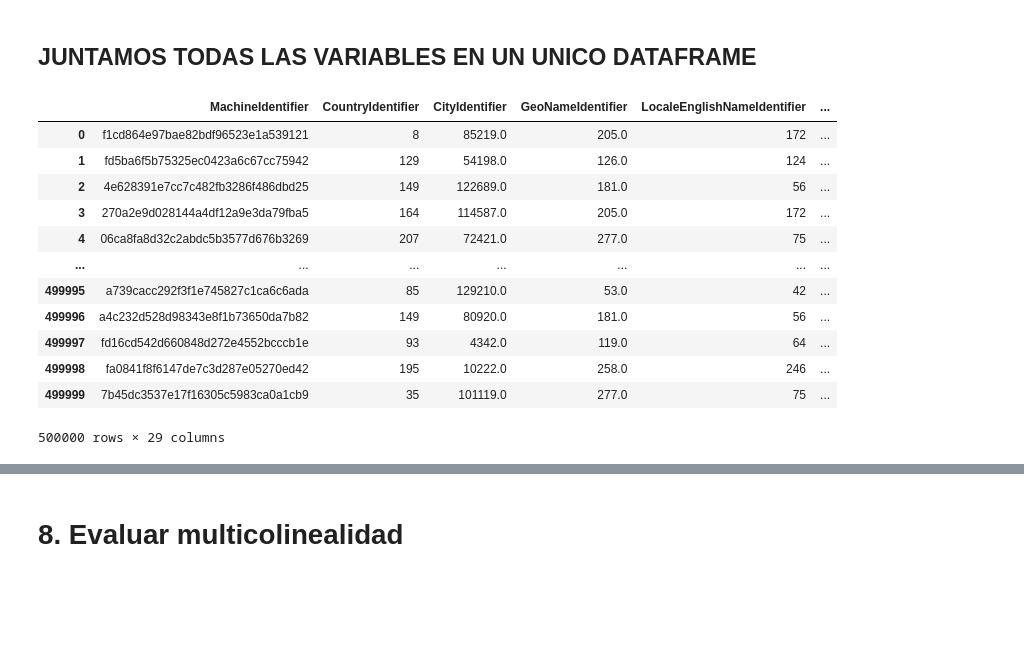
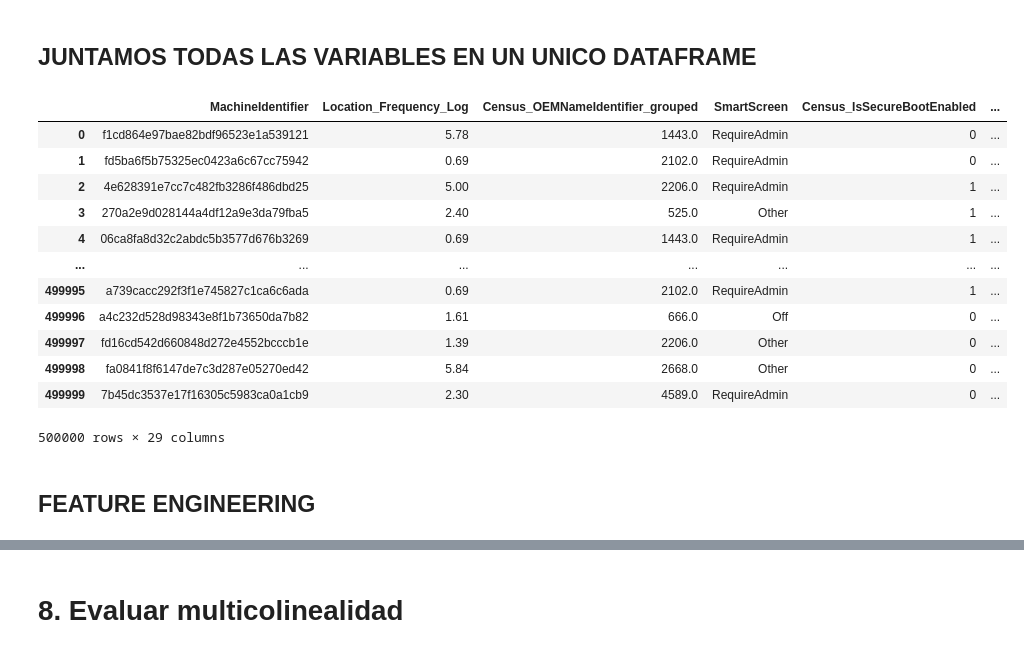
Before and after one commit to martadominguezm/grupo-1-dscesp-0525, a Jupyter notebook: entregable_2/0525_SupML_Grupo1.ipynb, the cells around one changed output, grey strips where cells are left out. Drawn from its saved outputs; the diff is of its cells as text; code cells hidden in the pictures; blank space fills up the shorter version.

```diff
--- a/entregable_2/0525_SupML_Grupo1.ipynb
+++ b/entregable_2/0525_SupML_Grupo1.ipynb
@@ -935,8 +935,3 @@ plt.show()
 [figure]
 # %% [markdown]
 Location_Frequency tiene muchos valores hacia la izquierda y sus valores son altos. Convierto Location_Frequency en logaritmica para mitigar y normalizar los datos. Elimino la columna original
-# %%
-df_geo['Location_Frequency_Log'] = np.log1p(df_geo['Location_Frequency'])
-
-# Now, drop the original raw frequency column to avoid collinearity
-df_geo.drop('Location_Frequency', axis=1, inplace=True)
@@ -965,7 +962,7 @@ df_geo.drop(cols_to_drop_after_cleaning, axis=1, inplace=True)
 # %% [markdown]
 ## Análisis de configuración de sistema y Firmware
 # %%
-columns_seg_configSystem = [
+columns_seg_configSystem = ['MachineIdentifier',
     'IsSxsPassiveMode',
     'SmartScreen',
     'Census_IsSecureBootEnabled',
@@ -976,7 +973,7 @@ columns_seg_configSystem = [
     'HasDetections'
 ]
 
-columns_oem_firmware = [
+columns_oem_firmware = ['MachineIdentifier',
     'Census_OEMNameIdentifier',
     'Census_OEMModelIdentifier',
     'Census_FirmwareManufacturerIdentifier',
@@ -1437,0 +1464,2 @@ dtype: int64
+# %%
+df_oem_firmware = group_minor_categories(df_oem_firmware, 'Census_OEMNameIdentifier', 0.005)
@@ -1815,8 +1908,11 @@ Observamos que hay una correlacion de maximo 0.75 entre algunas variables, pero
 
 Aunque observamos que dichas variables estan muy poco correlacionadas con el target, no las podemos descartar, porque vemos que aplicando target encoding para ellas mide la relacion entre cada categoria y el target en sí y aunque la relación globarl con el target en Cramer sea débil si que hay algunas categorías muy informativas que encima en arboles de decison al combinarse entre las 4 se puede construir un predictor muy fuerte.
 # %%
-df_oem_firmware.drop('HasDetections', axis=1, inplace=True)
-df_seg_configSystem.drop('HasDetections', axis=1, inplace=True)
+cols_to_drop_after_cleaning_oem_firmware = ['HasDetections','Census_OEMModelIdentifier','Census_FirmwareVersionIdentifier','Census_FirmwareManufacturerIdentifier', 'Census_OEMNameIdentifier']
+cols_to_drop_after_cleaning_seg_configSystem = ['HasDetections','Census_IsVirtualDevice', 'IsSxsPassiveMode', 'Census_IsTouchEnabled', 'Census_IsPenCapable']
+
+df_oem_firmware.drop(cols_to_drop_after_cleaning_oem_firmware, axis=1, inplace=True)
+df_seg_configSystem.drop(cols_to_drop_after_cleaning_seg_configSystem, axis=1, inplace=True)
 # %% [output]
 A value is trying to be set on a copy of a slice from a DataFrame
 
@@ -2941,19 +3052,22 @@ df_hardware
 ## JUNTAMOS TODAS LAS VARIABLES EN UN UNICO DATAFRAME
 # %%
 df_union = pd.concat([df_geo, df_oem_firmware, df_seg_configSystem, df_os, df_hardware], axis=1)
+df_union = df_union.loc[:, ~df_union.columns.duplicated()] # para eliminar las duplicidades de MachineIdentifier
 df_union
 # %% [output]
-|  | MachineIdentifier | CountryIdentifier | CityIdentifier | GeoNameIdentifier | LocaleEnglishNameIdentifier | ... |
-| 0 | f1cd864e97bae82bdf96523e1a539121 | 8 | 85219.0 | 205.0 | 172 | ... |
-| 1 | fd5ba6f5b75325ec0423a6c67cc75942 | 129 | 54198.0 | 126.0 | 124 | ... |
-| 2 | 4e628391e7cc7c482fb3286f486dbd25 | 149 | 122689.0 | 181.0 | 56 | ... |
-| 3 | 270a2e9d028144a4df12a9e3da79fba5 | 164 | 114587.0 | 205.0 | 172 | ... |
-| 4 | 06ca8fa8d32c2abdc5b3577d676b3269 | 207 | 72421.0 | 277.0 | 75 | ... |
+|  | MachineIdentifier | Location_Frequency_Log | Census_OEMNameIdentifier_grouped | SmartScreen | Census_IsSecureBootEnabled | ... |
+| 0 | f1cd864e97bae82bdf96523e1a539121 | 5.78 | 1443.0 | RequireAdmin | 0 | ... |
+| 1 | fd5ba6f5b75325ec0423a6c67cc75942 | 0.69 | 2102.0 | RequireAdmin | 0 | ... |
+| 2 | 4e628391e7cc7c482fb3286f486dbd25 | 5.00 | 2206.0 | RequireAdmin | 1 | ... |
+| 3 | 270a2e9d028144a4df12a9e3da79fba5 | 2.40 | 525.0 | Other | 1 | ... |
+| 4 | 06ca8fa8d32c2abdc5b3577d676b3269 | 0.69 | 1443.0 | RequireAdmin | 1 | ... |
 | ... | ... | ... | ... | ... | ... | ... |
-| 499995 | a739cacc292f3f1e745827c1ca6c6ada | 85 | 129210.0 | 53.0 | 42 | ... |
-| 499996 | a4c232d528d98343e8f1b73650da7b82 | 149 | 80920.0 | 181.0 | 56 | ... |
-| 499997 | fd16cd542d660848d272e4552bcccb1e | 93 | 4342.0 | 119.0 | 64 | ... |
-| 499998 | fa0841f8f6147de7c3d287e05270ed42 | 195 | 10222.0 | 258.0 | 246 | ... |
-| 499999 | 7b45dc3537e17f16305c5983ca0a1cb9 | 35 | 101119.0 | 277.0 | 75 | ... |
+| 499995 | a739cacc292f3f1e745827c1ca6c6ada | 0.69 | 2102.0 | RequireAdmin | 1 | ... |
+| 499996 | a4c232d528d98343e8f1b73650da7b82 | 1.61 | 666.0 | Off | 0 | ... |
+| 499997 | fd16cd542d660848d272e4552bcccb1e | 1.39 | 2206.0 | Other | 0 | ... |
+| 499998 | fa0841f8f6147de7c3d287e05270ed42 | 5.84 | 2668.0 | Other | 0 | ... |
+| 499999 | 7b45dc3537e17f16305c5983ca0a1cb9 | 2.30 | 4589.0 | RequireAdmin | 0 | ... |
 500000 rows × 29 columns
+# %% [markdown]
+## FEATURE ENGINEERING
 # %%
```
Also changed, not shown: parts of 42 cells of this notebook.
